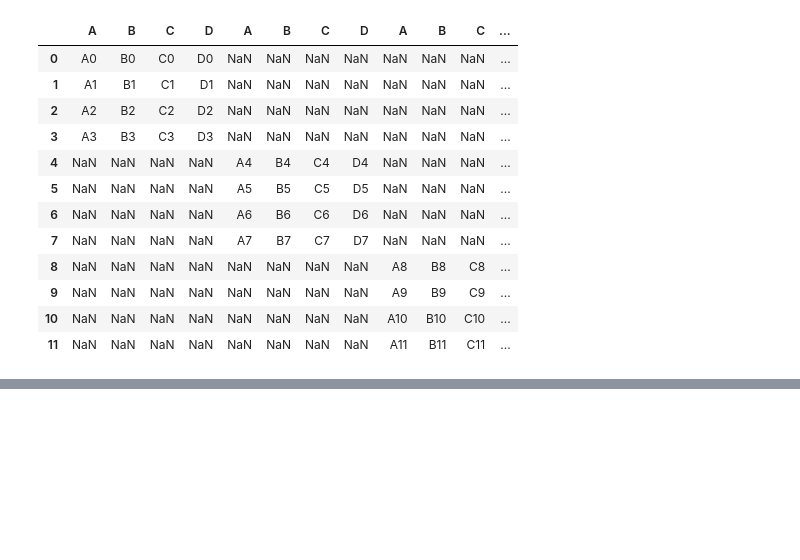
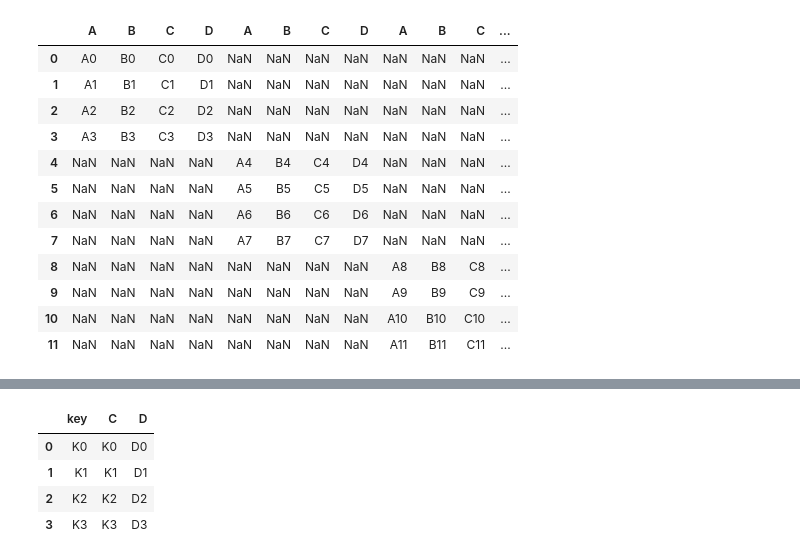
Before and after one commit to Malinda1/machine-learning_course_01, a Jupyter notebook: pandas_for_data_anlysis/pandas.ipynb, the cells around one changed output, grey strips where cells are left out. Drawn from its saved outputs; the diff is of its cells as text; code cells hidden in the pictures; blank space fills up the shorter version.

```diff
--- a/pandas_for_data_anlysis/pandas.ipynb
+++ b/pandas_for_data_anlysis/pandas.ipynb
@@ -634,0 +655,8 @@ pd.concat([df1, df2, df3],
+# %%
+right
+# %% [output]
+|  | key | C | D |
+| 0 | K0 | K0 | D0 |
+| 1 | K1 | K1 | D1 |
+| 2 | K2 | K2 | D2 |
+| 3 | K3 | K3 | D3 |
```
Also changed, not shown: parts of 2 cells of this notebook.
